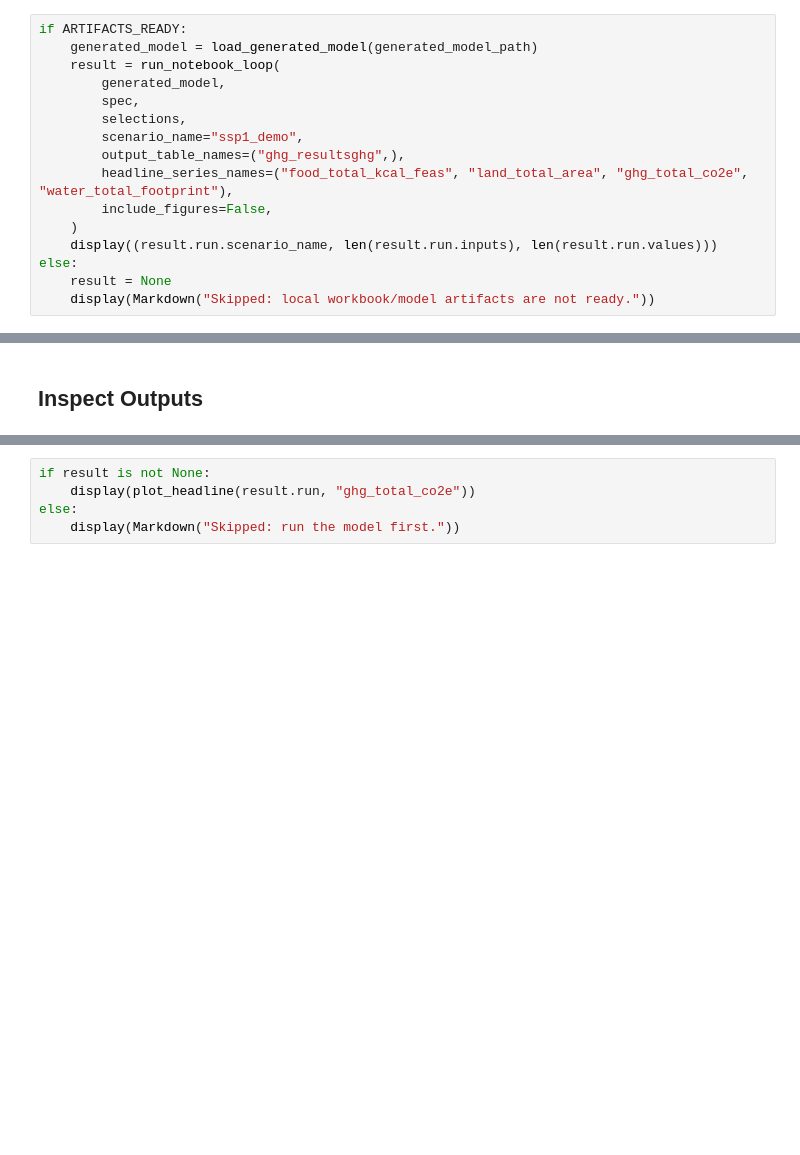
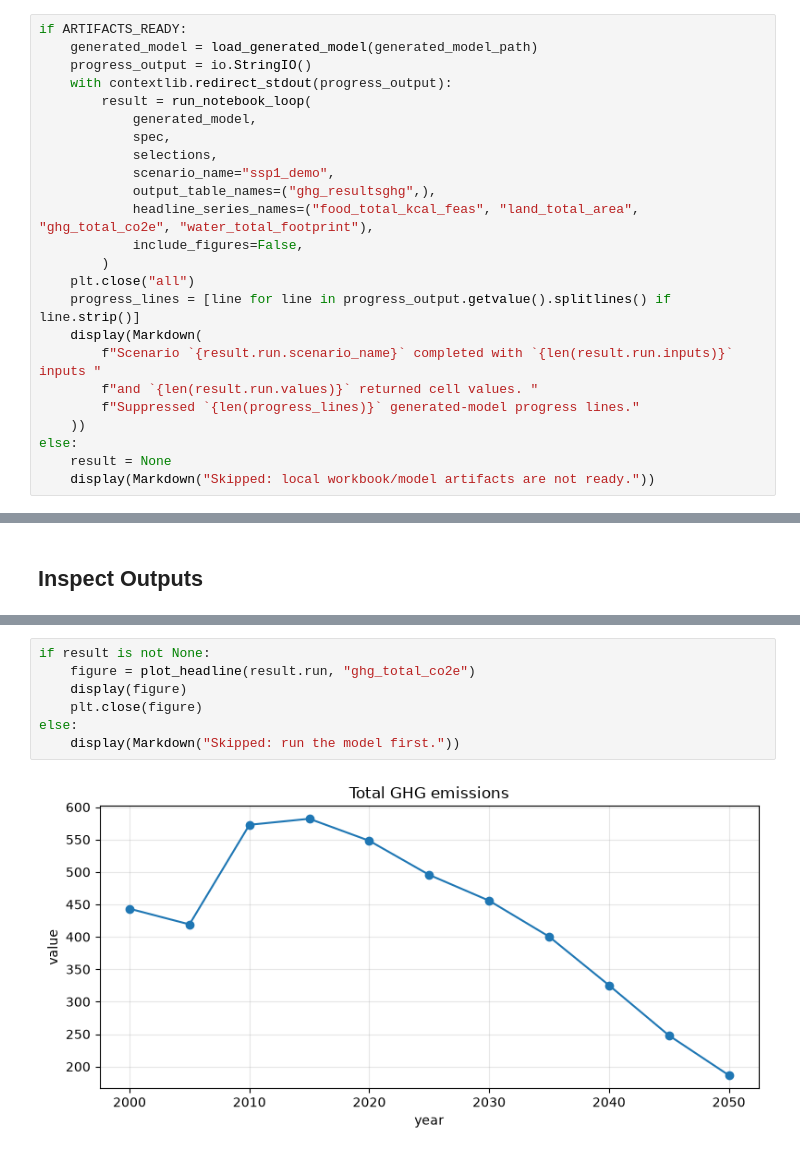
Before and after one commit to UBC-FRESH/fable-pyculator, a Jupyter notebook: examples/notebooks/fable-pyculator-2020-loop.ipynb, the cells around one changed output, grey strips where cells are left out. Saved outputs shown, nothing was run; the diff lists cells and outputs as text; blank space fills up the shorter version.

Commit message:
Commit rendered 2020 notebook preview

```diff
--- a/examples/notebooks/fable-pyculator-2020-loop.ipynb
+++ b/examples/notebooks/fable-pyculator-2020-loop.ipynb
@@ -113,16 +141,24 @@ The generated model is imported from ignored `tmp/` space. The wrapper returns r
 # %%
 if ARTIFACTS_READY:
     generated_model = load_generated_model(generated_model_path)
-    result = run_notebook_loop(
-        generated_model,
-        spec,
-        selections,
-        scenario_name="ssp1_demo",
-        output_table_names=("ghg_resultsghg",),
-        headline_series_names=("food_total_kcal_feas", "land_total_area", "ghg_total_co2e", "water_total_footprint"),
-        include_figures=False,
-    )
-    display((result.run.scenario_name, len(result.run.inputs), len(result.run.values)))
+    progress_output = io.StringIO()
+    with contextlib.redirect_stdout(progress_output):
+        result = run_notebook_loop(
+            generated_model,
+            spec,
+            selections,
+            scenario_name="ssp1_demo",
+            output_table_names=("ghg_resultsghg",),
+            headline_series_names=("food_total_kcal_feas", "land_total_area", "ghg_total_co2e", "water_total_footprint"),
+            include_figures=False,
+        )
+    plt.close("all")
+    progress_lines = [line for line in progress_output.getvalue().splitlines() if line.strip()]
+    display(Markdown(
+        f"Scenario `{result.run.scenario_name}` completed with `{len(result.run.inputs)}` inputs "
+        f"and `{len(result.run.values)}` returned cell values. "
+        f"Suppressed `{len(progress_lines)}` generated-model progress lines."
+    ))
 else:
     result = None
     display(Markdown("Skipped: local workbook/model artifacts are not ready."))
@@ -141,5 +201,9 @@ else:
 # %%
 if result is not None:
-    display(plot_headline(result.run, "ghg_total_co2e"))
+    figure = plot_headline(result.run, "ghg_total_co2e")
+    display(figure)
+    plt.close(figure)
 else:
     display(Markdown("Skipped: run the model first."))
+# %% [output]
+[figure, added]
```
Also changed, not shown: parts of 6 cells of this notebook, 5 other files.
